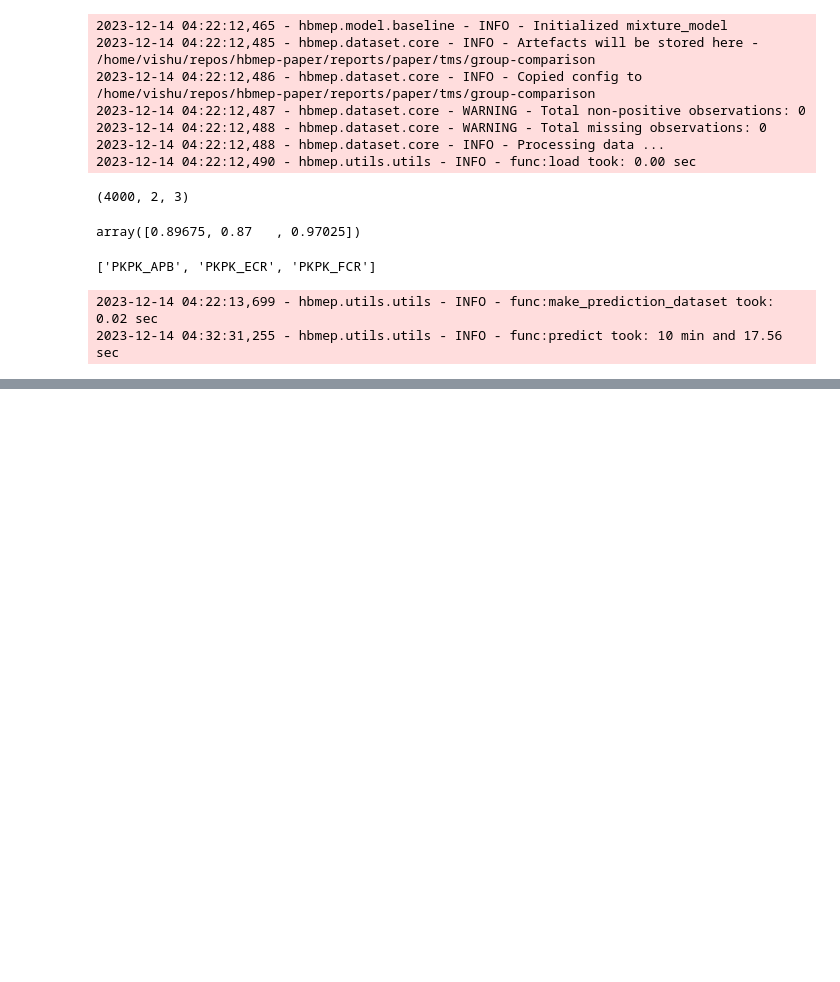
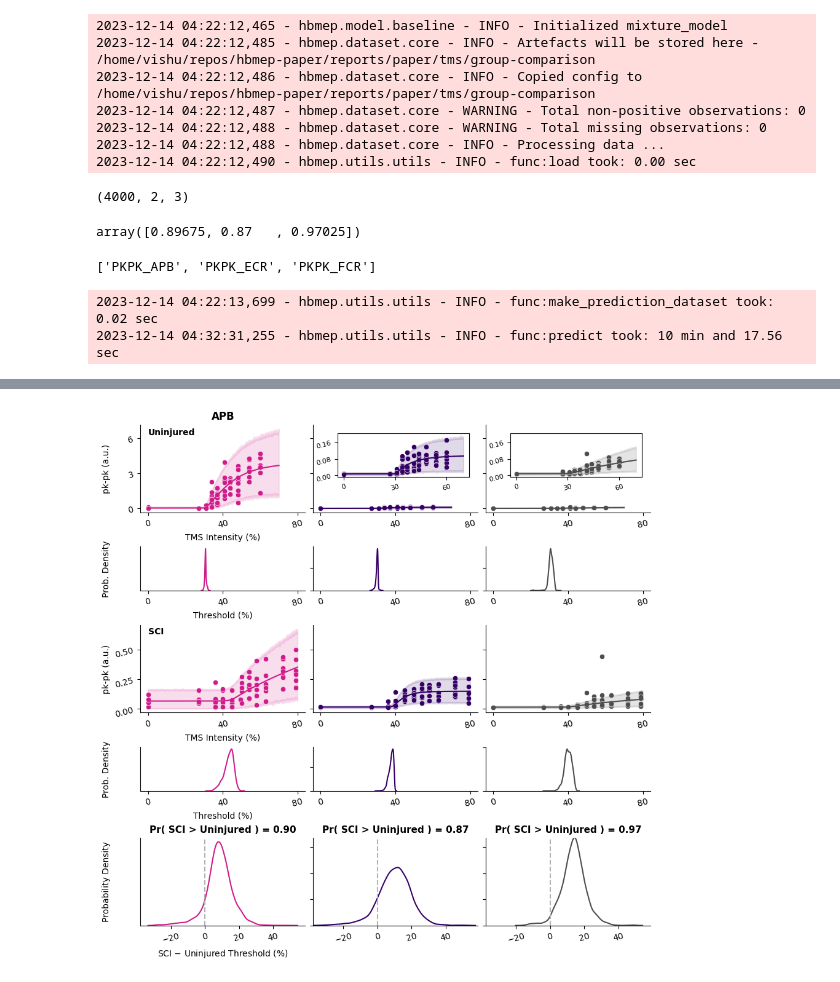
Before and after one commit to hbmep/hbmep-paper, a Jupyter notebook: notebooks/paper/tms/group-comparison/figure.ipynb, the cells around one changed output, grey strips where cells are left out. Cells and saved outputs as stored; diff of their text form; code cells hidden in the pictures; blank space fills up the shorter version.

```diff
--- a/notebooks/paper/tms/group-comparison/figure.ipynb
+++ b/notebooks/paper/tms/group-comparison/figure.ipynb
@@ -175,7 +175,7 @@ for muscle_ind in range(model.n_response):
     # sns.kdeplot(prior, ax=ax, color=prior_color, label="Prior")
     sns.kdeplot(samples, ax=ax, color=color, label="Posterior")
     prob = (samples > 0).mean()
-    ax.set_title(f"Pr( SCI > Uninjured ) = {prob:.2f}", fontweight="bold", size=8)
+    ax.set_title(f"Pr( SCI > Uninjured ) = {prob:.2f}", fontweight="bold", size=11)
     ax.sharex(axes[4, 0])
     ax.sharey(axes[4, 0])
     ax.axvline(x=0, color=prior_color, linestyle="--")
@@ -283,3 +283,4 @@ fig.savefig(dest, dpi=600)
 dest = os.path.join(model.build_dir, "group-comparison.png")
 fig.savefig(dest, dpi=600)
 logger.info(f"Saved figure to {dest}")
+# %% [output]
@@ -285,0 +288 @@ logger.info(f"Saved figure to {dest}")
+[figure, added]
```
Also changed, not shown: parts of 1 cell of this notebook.
